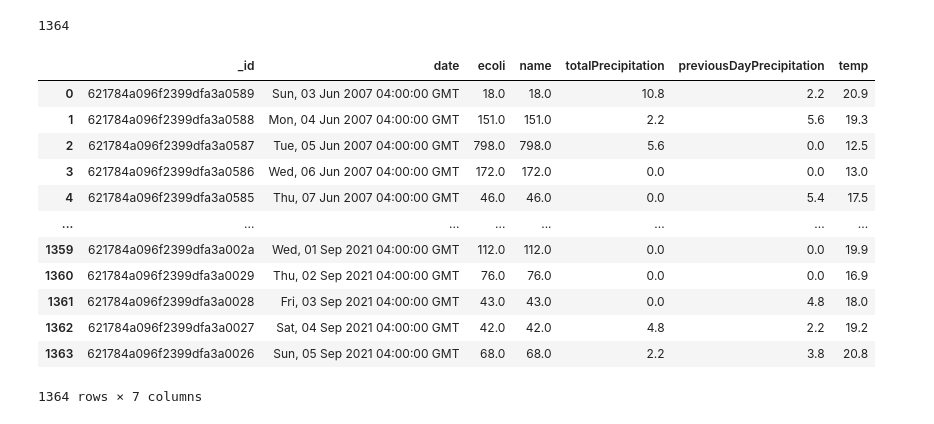
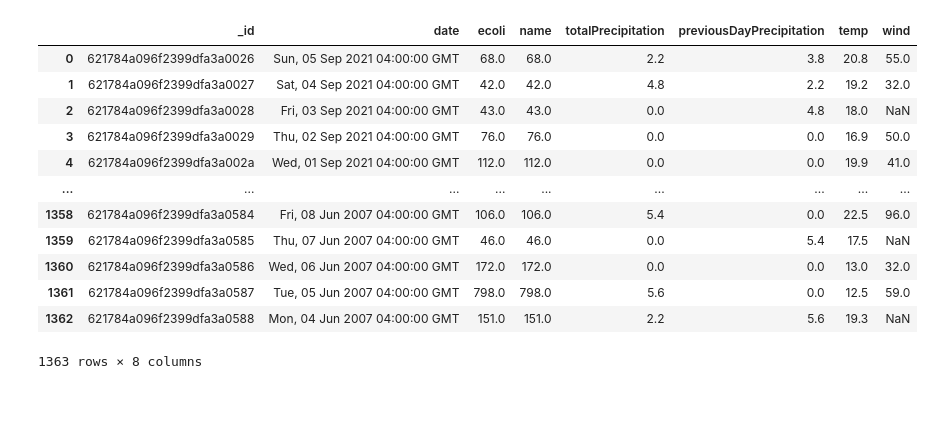
Before and after one commit to mikaalnaik/beach, a Jupyter notebook: apps/python/ecoli-rainfall-validation/beach-prediction-experiment.ipynb, the cells around one changed output. Drawn from its saved outputs; the diff is of its cells as text; code cells hidden in the pictures.

```diff
--- a/apps/python/ecoli-rainfall-validation/beach-prediction-experiment.ipynb
+++ b/apps/python/ecoli-rainfall-validation/beach-prediction-experiment.ipynb
@@ -47,50 +47,51 @@ dataWithPreviousDay = []
 
 dateFormat = '%a, %d %b %Y %I:%M:%S %Z'
 
+reversededData = data.reverse()
+
 for index, item in enumerate(data):
   if len(data) > index + 1:
-    prevEntry = data[index + 1]
+    prevEntry = data[index - 1]
     currentDate = item['weather']['date']
     shouldBePreviousDate = datetime.strptime(currentDate, dateFormat) + timedelta(days=1)
 
     prevEntryDate = prevEntry['weather']['date']
     formattedPreviousEntryDate = datetime.strptime(prevEntryDate, dateFormat)
 
 
 
 
     if shouldBePreviousDate == formattedPreviousEntryDate:
       dataWithPreviousDay.append({
         '_id': item['_id'],
         'date': item['weather']['date'],
         'ecoli': item['beachReadings'][beachID]["eColi"],
         'name': item['beachReadings'][beachID]["eColi"],
         'totalPrecipitation': item['weather']['totalPrecipitation'],
         'previousDayPrecipitation': prevEntry['weather']['totalPrecipitation'],
         'temp': item['weather']['meanTemp'],
-        # "wind": item['weather']['speedOfMaxGust'],
+        "wind": item['weather']['speedOfMaxGust'],
       })
 
-print(len(dataWithPreviousDay))
+
 
 cleanedDf = pd.DataFrame(data=dataWithPreviousDay)
 
 
 
 cleanedDf
 # %% [output]
+|  | _id | date | ecoli | name | totalPrecipitation | previousDayPrecipitation | temp | wind |
+| 0 | 621784a096f2399dfa3a0026 | Sun, 05 Sep 2021 04:00:00 GMT | 68.0 | 68.0 | 2.2 | 3.8 | 20.8 | 55.0 |
+| 1 | 621784a096f2399dfa3a0027 | Sat, 04 Sep 2021 04:00:00 GMT | 42.0 | 42.0 | 4.8 | 2.2 | 19.2 | 32.0 |
+| 2 | 621784a096f2399dfa3a0028 | Fri, 03 Sep 2021 04:00:00 GMT | 43.0 | 43.0 | 0.0 | 4.8 | 18.0 | NaN |
+| 3 | 621784a096f2399dfa3a0029 | Thu, 02 Sep 2021 04:00:00 GMT | 76.0 | 76.0 | 0.0 | 0.0 | 16.9 | 50.0 |
+| 4 | 621784a096f2399dfa3a002a | Wed, 01 Sep 2021 04:00:00 GMT | 112.0 | 112.0 | 0.0 | 0.0 | 19.9 | 41.0 |
+| ... | ... | ... | ... | ... | ... | ... | ... | ... |
+| 1358 | 621784a096f2399dfa3a0584 | Fri, 08 Jun 2007 04:00:00 GMT | 106.0 | 106.0 | 5.4 | 0.0 | 22.5 | 96.0 |
+| 1359 | 621784a096f2399dfa3a0585 | Thu, 07 Jun 2007 04:00:00 GMT | 46.0 | 46.0 | 0.0 | 5.4 | 17.5 | NaN |
+| 1360 | 621784a096f2399dfa3a0586 | Wed, 06 Jun 2007 04:00:00 GMT | 172.0 | 172.0 | 0.0 | 0.0 | 13.0 | 32.0 |
+| 1361 | 621784a096f2399dfa3a0587 | Tue, 05 Jun 2007 04:00:00 GMT | 798.0 | 798.0 | 5.6 | 0.0 | 12.5 | 59.0 |
+| 1362 | 621784a096f2399dfa3a0588 | Mon, 04 Jun 2007 04:00:00 GMT | 151.0 | 151.0 | 2.2 | 5.6 | 19.3 | NaN |
-1364
+1363 rows × 8 columns
-|  | _id | date | ecoli | name | totalPrecipitation | previousDayPrecipitation | temp |
-| 0 | 621784a096f2399dfa3a0589 | Sun, 03 Jun 2007 04:00:00 GMT | 18.0 | 18.0 | 10.8 | 2.2 | 20.9 |
-| 1 | 621784a096f2399dfa3a0588 | Mon, 04 Jun 2007 04:00:00 GMT | 151.0 | 151.0 | 2.2 | 5.6 | 19.3 |
-| 2 | 621784a096f2399dfa3a0587 | Tue, 05 Jun 2007 04:00:00 GMT | 798.0 | 798.0 | 5.6 | 0.0 | 12.5 |
-| 3 | 621784a096f2399dfa3a0586 | Wed, 06 Jun 2007 04:00:00 GMT | 172.0 | 172.0 | 0.0 | 0.0 | 13.0 |
-| 4 | 621784a096f2399dfa3a0585 | Thu, 07 Jun 2007 04:00:00 GMT | 46.0 | 46.0 | 0.0 | 5.4 | 17.5 |
-| ... | ... | ... | ... | ... | ... | ... | ... |
-| 1359 | 621784a096f2399dfa3a002a | Wed, 01 Sep 2021 04:00:00 GMT | 112.0 | 112.0 | 0.0 | 0.0 | 19.9 |
-| 1360 | 621784a096f2399dfa3a0029 | Thu, 02 Sep 2021 04:00:00 GMT | 76.0 | 76.0 | 0.0 | 0.0 | 16.9 |
-| 1361 | 621784a096f2399dfa3a0028 | Fri, 03 Sep 2021 04:00:00 GMT | 43.0 | 43.0 | 0.0 | 4.8 | 18.0 |
-| 1362 | 621784a096f2399dfa3a0027 | Sat, 04 Sep 2021 04:00:00 GMT | 42.0 | 42.0 | 4.8 | 2.2 | 19.2 |
-| 1363 | 621784a096f2399dfa3a0026 | Sun, 05 Sep 2021 04:00:00 GMT | 68.0 | 68.0 | 2.2 | 3.8 | 20.8 |
-1364 rows × 7 columns
 # %%
```
Also changed, not shown: parts of 1 cell of this notebook, 58 other files.
